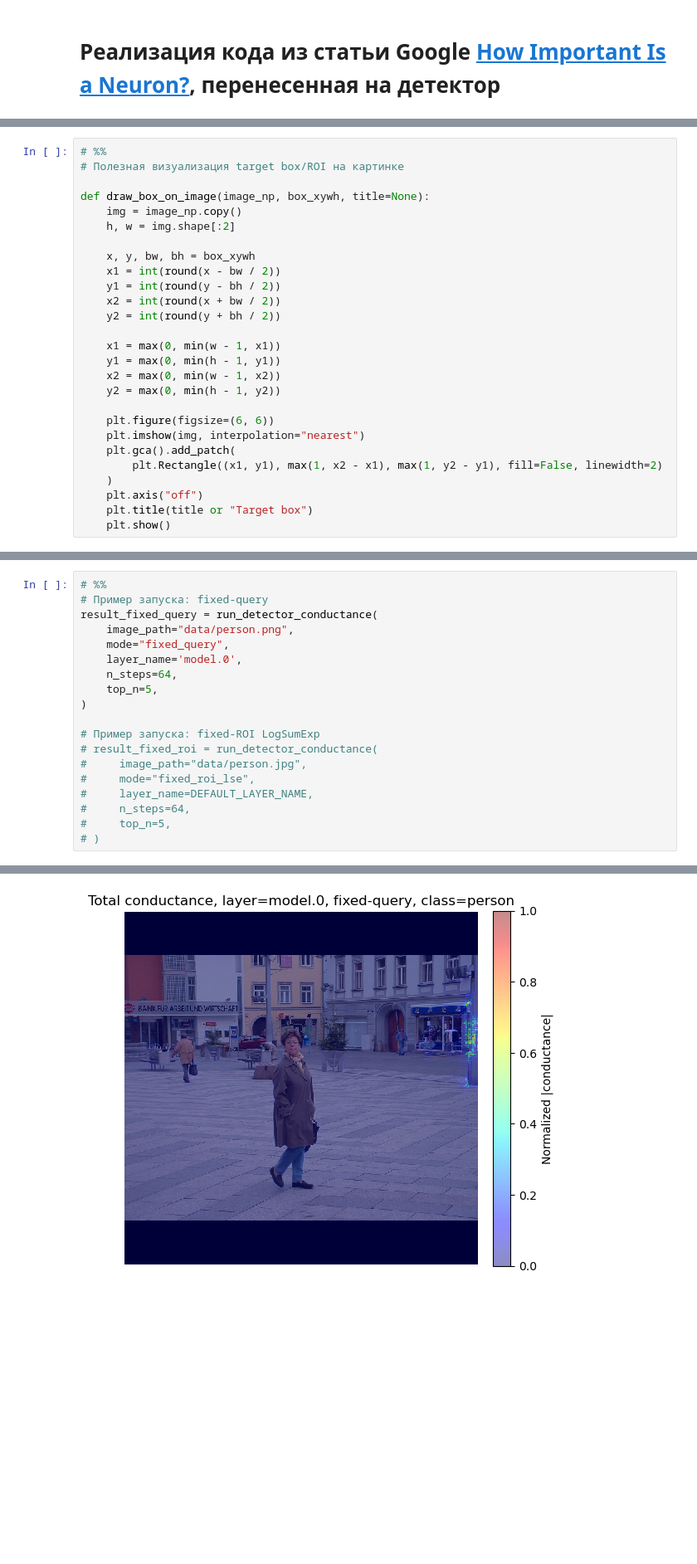
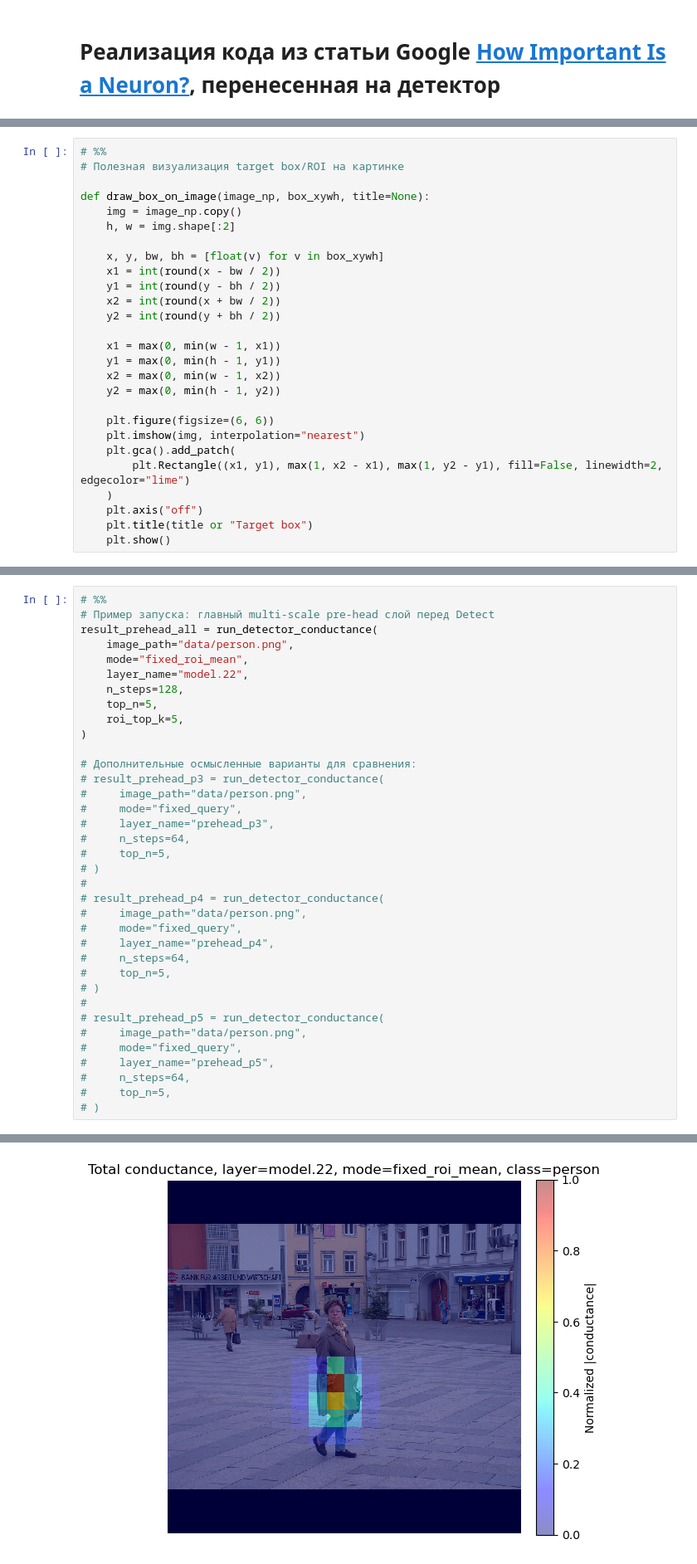
Before and after one commit to Bosbobos/AdvancedAttribution, a Jupyter notebook: HowImportantIsANeuron_detector.ipynb, the cells around one changed output, grey strips where cells are left out. Shown at 83% size. Cells and saved outputs as stored; diff of their text form; blank space fills up the shorter version.

```diff
--- a/HowImportantIsANeuron_detector.ipynb
+++ b/HowImportantIsANeuron_detector.ipynb
@@ -561,7 +916,7 @@ def draw_box_on_image(image_np, box_xywh, title=None):
     img = image_np.copy()
     h, w = img.shape[:2]
 
-    x, y, bw, bh = box_xywh
+    x, y, bw, bh = [float(v) for v in box_xywh]
     x1 = int(round(x - bw / 2))
     y1 = int(round(y - bh / 2))
     x2 = int(round(x + bw / 2))
@@ -575,7 +930,7 @@ def draw_box_on_image(image_np, box_xywh, title=None):
     plt.figure(figsize=(6, 6))
     plt.imshow(img, interpolation="nearest")
     plt.gca().add_patch(
-        plt.Rectangle((x1, y1), max(1, x2 - x1), max(1, y2 - y1), fill=False, linewidth=2)
+        plt.Rectangle((x1, y1), max(1, x2 - x1), max(1, y2 - y1), fill=False, linewidth=2, edgecolor="lime")
     )
     plt.axis("off")
     plt.title(title or "Target box")
@@ -722,21 +1120,38 @@ def run_detector_conductance(
         clear_backend_cache()
 # %%
 # %%
-# Пример запуска: fixed-query
-result_fixed_query = run_detector_conductance(
+# Пример запуска: главный multi-scale pre-head слой перед Detect
+result_prehead_all = run_detector_conductance(
     image_path="data/person.png",
-    mode="fixed_query",
-    layer_name='model.0',
-    n_steps=64,
+    mode="fixed_roi_mean",
+    layer_name="model.22",
+    n_steps=128,
     top_n=5,
+    roi_top_k=5,
 )
 
-# Пример запуска: fixed-ROI LogSumExp
-# result_fixed_roi = run_detector_conductance(
-#     image_path="data/person.jpg",
-#     mode="fixed_roi_lse",
-#     layer_name=DEFAULT_LAYER_NAME,
+# Дополнительные осмысленные варианты для сравнения:
+# result_prehead_p3 = run_detector_conductance(
+#     image_path="data/person.png",
+#     mode="fixed_query",
+#     layer_name="prehead_p3",
 #     n_steps=64,
 #     top_n=5,
 # )
+#
+# result_prehead_p4 = run_detector_conductance(
+#     image_path="data/person.png",
+#     mode="fixed_query",
+#     layer_name="prehead_p4",
+#     n_steps=64,
+#     top_n=5,
+# )
+#
+# result_prehead_p5 = run_detector_conductance(
+#     image_path="data/person.png",
+#     mode="fixed_query",
+#     layer_name="prehead_p5",
+#     n_steps=64,
+#     top_n=5,
+# )
 # %% [output]
@@ -761 +1194 @@ abs error       = 15.915813952684402
-[figure, old version]
+[figure, new version]
```
Also changed, not shown: parts of 14 cells of this notebook.
